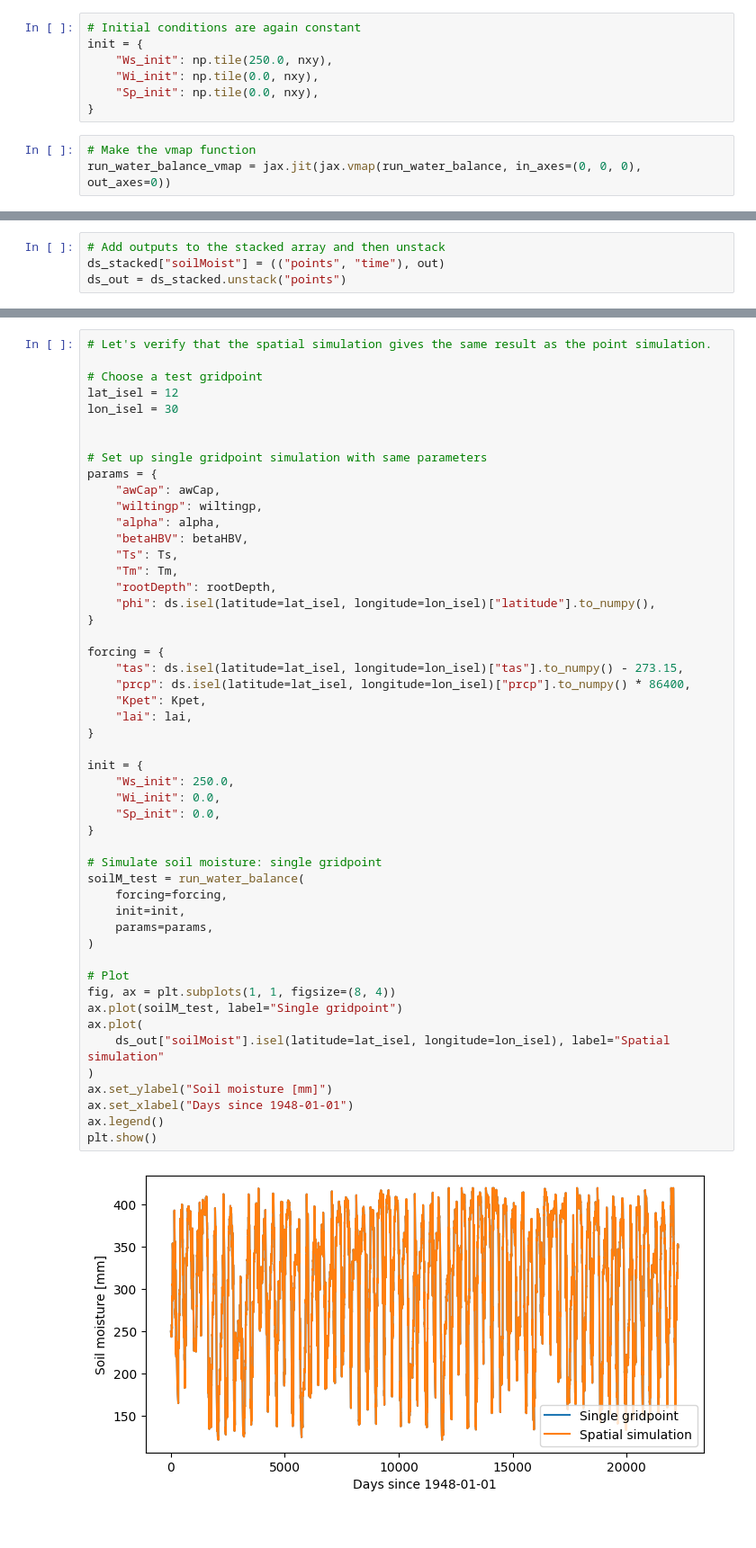
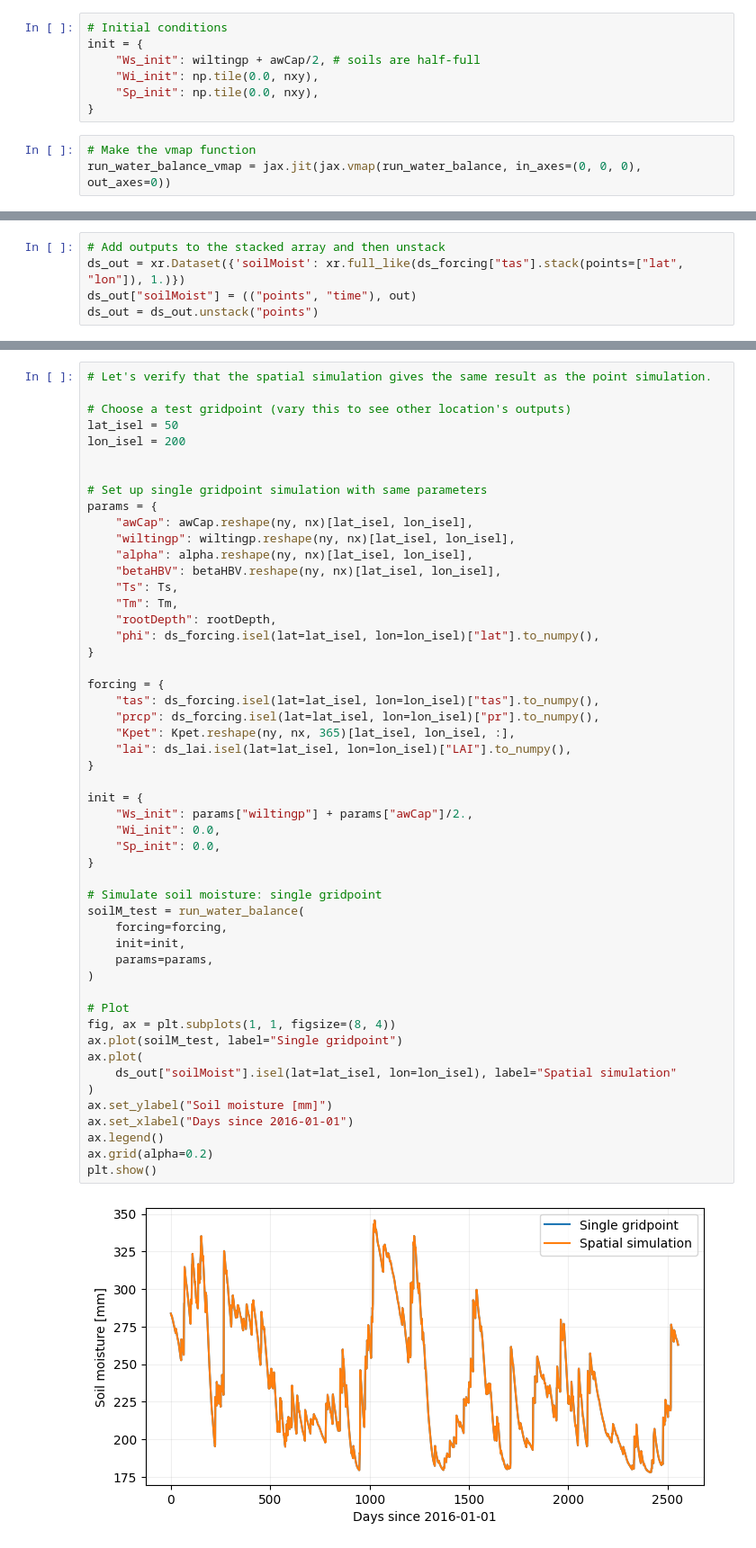
Before and after one commit to david0811/pyWBM, a Jupyter notebook: notebooks/N2_spatial.ipynb, the cells around one changed output, grey strips where cells are left out. Shown: that part at 90% size. Saved outputs shown, nothing was run; the diff lists cells and outputs as text.

Commit message:
add realistic simulation example

```diff
--- a/notebooks/N2_spatial.ipynb
+++ b/notebooks/N2_spatial.ipynb
@@ -110,7 +174,7 @@ forcing = {
 # %%
-# Initial conditions are again constant
+# Initial conditions
 init = {
-    "Ws_init": np.tile(250.0, nxy),
+    "Ws_init": wiltingp + awCap/2, # soils are half-full
     "Wi_init": np.tile(0.0, nxy),
     "Sp_init": np.tile(0.0, nxy),
 }
@@ -127,6 +191,7 @@ Wall time: 2.19 s
 # %%
 # Add outputs to the stacked array and then unstack
-ds_stacked["soilMoist"] = (("points", "time"), out)
-ds_out = ds_stacked.unstack("points")
+ds_out = xr.Dataset({'soilMoist': xr.full_like(ds_forcing["tas"].stack(points=["lat", "lon"]), 1.)})
+ds_out["soilMoist"] = (("points", "time"), out)
+ds_out = ds_out.unstack("points")
 # %%
 # Plot some summary statistics
@@ -153,52 +218,53 @@ You can see here that since the only spatial variation comes from the climate dr
 # %%
 # Let's verify that the spatial simulation gives the same result as the point simulation.
 
-# Choose a test gridpoint
-lat_isel = 12
-lon_isel = 30
+# Choose a test gridpoint (vary this to see other location's outputs)
+lat_isel = 50
+lon_isel = 200
 
 
 # Set up single gridpoint simulation with same parameters
 params = {
-    "awCap": awCap,
-    "wiltingp": wiltingp,
-    "alpha": alpha,
-    "betaHBV": betaHBV,
+    "awCap": awCap.reshape(ny, nx)[lat_isel, lon_isel],
+    "wiltingp": wiltingp.reshape(ny, nx)[lat_isel, lon_isel],
+    "alpha": alpha.reshape(ny, nx)[lat_isel, lon_isel],
+    "betaHBV": betaHBV.reshape(ny, nx)[lat_isel, lon_isel],
     "Ts": Ts,
     "Tm": Tm,
     "rootDepth": rootDepth,
-    "phi": ds.isel(latitude=lat_isel, longitude=lon_isel)["latitude"].to_numpy(),
+    "phi": ds_forcing.isel(lat=lat_isel, lon=lon_isel)["lat"].to_numpy(),
 }
 
 forcing = {
-    "tas": ds.isel(latitude=lat_isel, longitude=lon_isel)["tas"].to_numpy() - 273.15,
-    "prcp": ds.isel(latitude=lat_isel, longitude=lon_isel)["prcp"].to_numpy() * 86400,
-    "Kpet": Kpet,
-    "lai": lai,
+    "tas": ds_forcing.isel(lat=lat_isel, lon=lon_isel)["tas"].to_numpy(),
+    "prcp": ds_forcing.isel(lat=lat_isel, lon=lon_isel)["pr"].to_numpy(),
+    "Kpet": Kpet.reshape(ny, nx, 365)[lat_isel, lon_isel, :],
+    "lai": ds_lai.isel(lat=lat_isel, lon=lon_isel)["LAI"].to_numpy(),
 }
 
 init = {
-    "Ws_init": 250.0,
+    "Ws_init": params["wiltingp"] + params["awCap"]/2.,
     "Wi_init": 0.0,
     "Sp_init": 0.0,
 }
 
 # Simulate soil moisture: single gridpoint
 soilM_test = run_water_balance(
     forcing=forcing,
     init=init,
     params=params,
 )
 
 # Plot
 fig, ax = plt.subplots(1, 1, figsize=(8, 4))
 ax.plot(soilM_test, label="Single gridpoint")
 ax.plot(
-    ds_out["soilMoist"].isel(latitude=lat_isel, longitude=lon_isel), label="Spatial simulation"
+    ds_out["soilMoist"].isel(lat=lat_isel, lon=lon_isel), label="Spatial simulation"
 )
 ax.set_ylabel("Soil moisture [mm]")
-ax.set_xlabel("Days since 1948-01-01")
+ax.set_xlabel("Days since 2016-01-01")
 ax.legend()
+ax.grid(alpha=0.2)
 plt.show()
 # %% [output]
-[figure, old version]
+[figure, new version]
```
Also changed, not shown: parts of 47 cells of this notebook, 2 other files.
